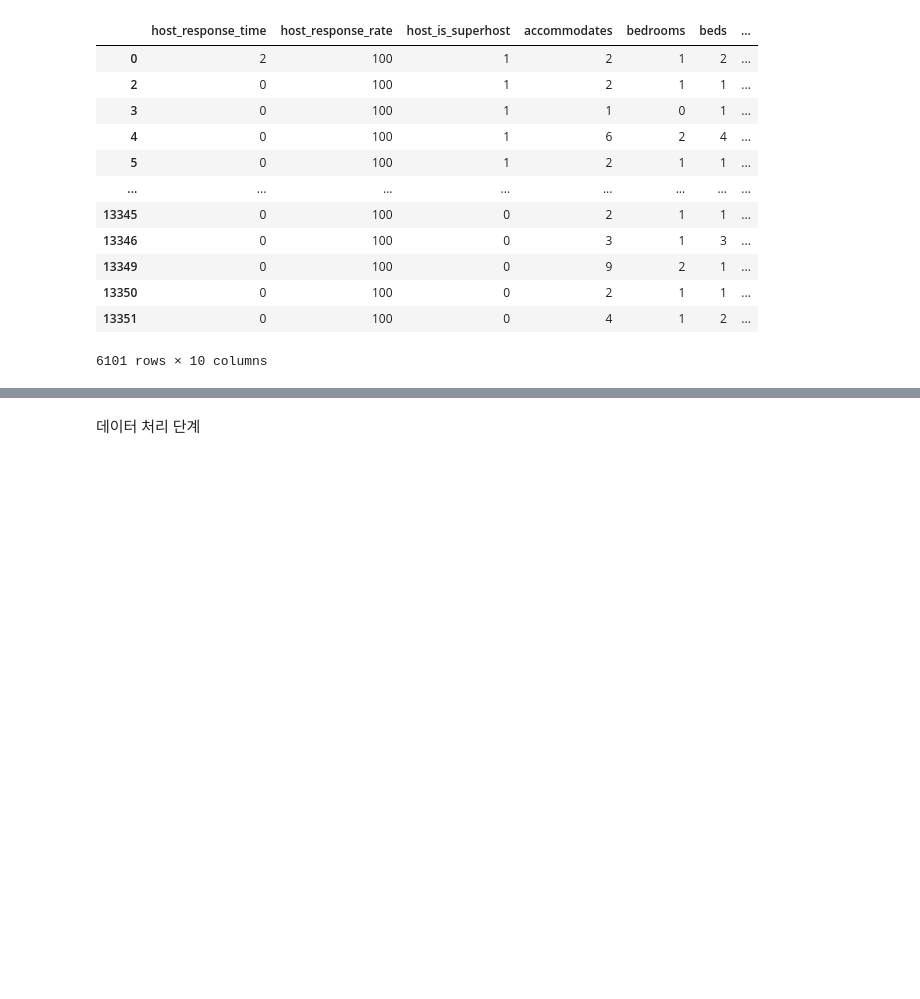
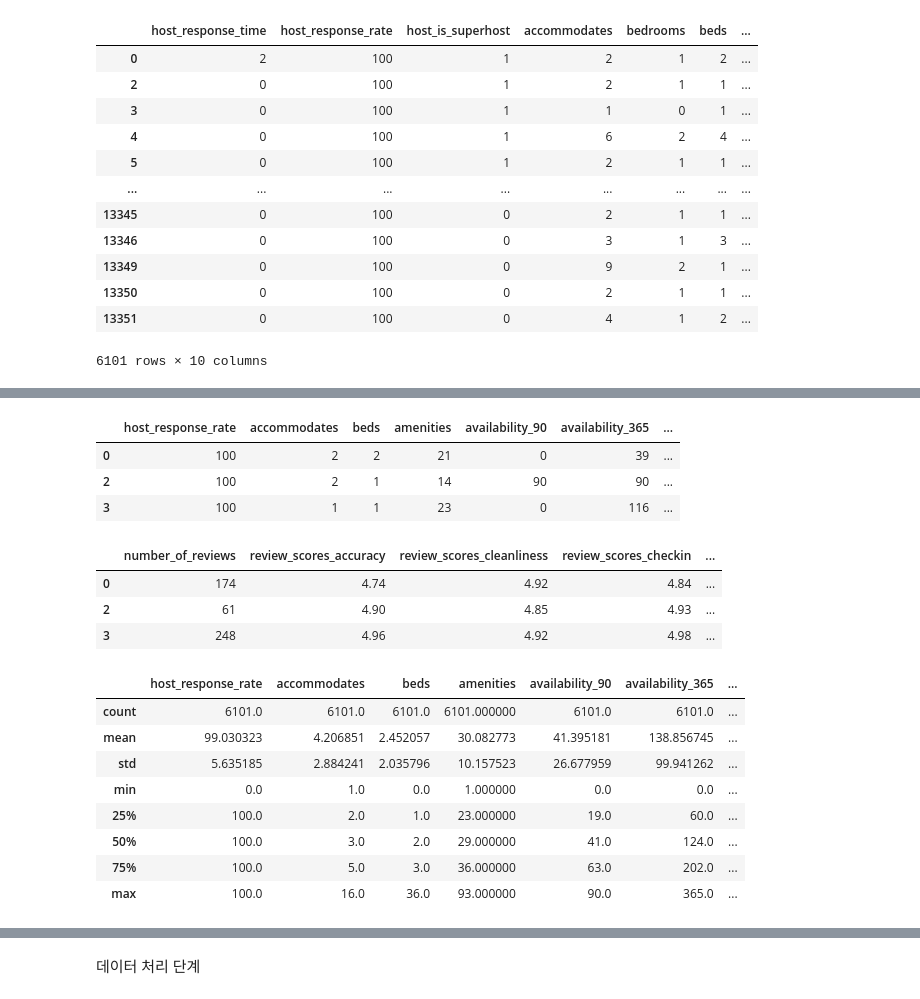
Before and after one commit to rainnn99/-DataAnalysis_Airbnb, a Jupyter notebook: DataAnalysis_Airbnb.ipynb, the cells around one changed output, grey strips where cells are left out. Cells and saved outputs as stored; diff of their text form; code cells hidden in the pictures; blank space fills up the shorter version.

```diff
--- a/DataAnalysis_Airbnb.ipynb
+++ b/DataAnalysis_Airbnb.ipynb
@@ -9,7 +9,7 @@ Drive already mounted at /content/drive; to attempt to forcibly remount, call dr
 import pandas as pd
 import numpy as np
 pd.set_option('display.max_columns', 40)
-pd.set_option('display.max_rows', 20)
+pd.set_option('display.max_rows', 40)
 df = pd.read_csv('/content/drive/MyDrive/project/Airbnb/Airbnb_list_in_tokyo.csv', encoding='cp949')
 df.head(3)
 # %% [output]
@@ -312,0 +356,31 @@ Length: 24, dtype: object
+# %%
+#리뷰 총점은 아래 리뷰값들의 평균이기 때문에 타 구간변수와의 비교를 위해 리뷰에 넣지 않고, 이 df에서 작업
+cols = ['host_response_rate', 'accommodates','beds','amenities','availability_90','availability_365', 'review_scores_rating']
+df_section = df[cols]
+df_section.head(3)
+# %% [output]
+|  | host_response_rate | accommodates | beds | amenities | availability_90 | availability_365 | ... |
+| 0 | 100 | 2 | 2 | 21 | 0 | 39 | ... |
+| 2 | 100 | 2 | 1 | 14 | 90 | 90 | ... |
+| 3 | 100 | 1 | 1 | 23 | 0 | 116 | ... |
+# %%
+cols=['number_of_reviews','review_scores_accuracy','review_scores_cleanliness','review_scores_checkin','review_scores_communication','review_scores_location','review_scores_value']
+df_sec_review = df[cols]
+df_sec_review.head(3)
+# %% [output]
+|  | number_of_reviews | review_scores_accuracy | review_scores_cleanliness | review_scores_checkin | ... |
+| 0 | 174 | 4.74 | 4.92 | 4.84 | ... |
+| 2 | 61 | 4.90 | 4.85 | 4.93 | ... |
+| 3 | 248 | 4.96 | 4.92 | 4.98 | ... |
+# %%
+df_section.describe()
+# %% [output]
+|  | host_response_rate | accommodates | beds | amenities | availability_90 | availability_365 | ... |
+| count | 6101.0 | 6101.0 | 6101.0 | 6101.000000 | 6101.0 | 6101.0 | ... |
+| mean | 99.030323 | 4.206851 | 2.452057 | 30.082773 | 41.395181 | 138.856745 | ... |
+| std | 5.635185 | 2.884241 | 2.035796 | 10.157523 | 26.677959 | 99.941262 | ... |
+| min | 0.0 | 1.0 | 0.0 | 1.000000 | 0.0 | 0.0 | ... |
+| 25% | 100.0 | 2.0 | 1.0 | 23.000000 | 19.0 | 60.0 | ... |
+| 50% | 100.0 | 3.0 | 2.0 | 29.000000 | 41.0 | 124.0 | ... |
+| 75% | 100.0 | 5.0 | 3.0 | 36.000000 | 63.0 | 202.0 | ... |
+| max | 100.0 | 16.0 | 36.0 | 93.000000 | 90.0 | 365.0 | ... |
```
Also changed, not shown: parts of 13 cells of this notebook.
